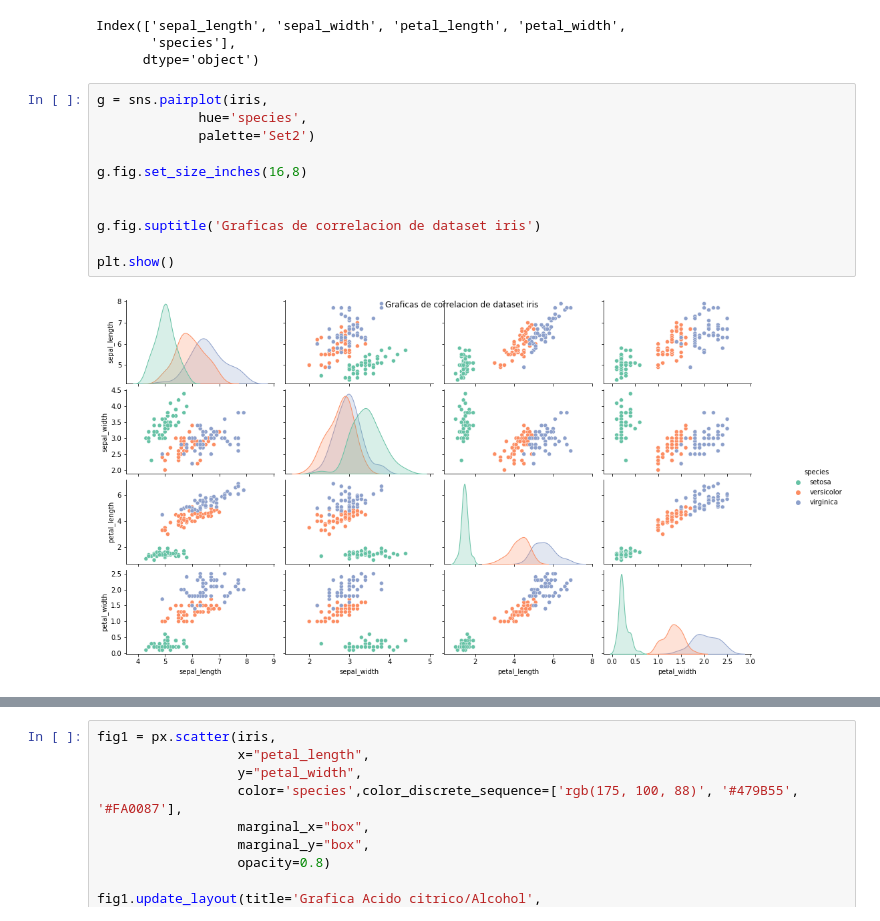
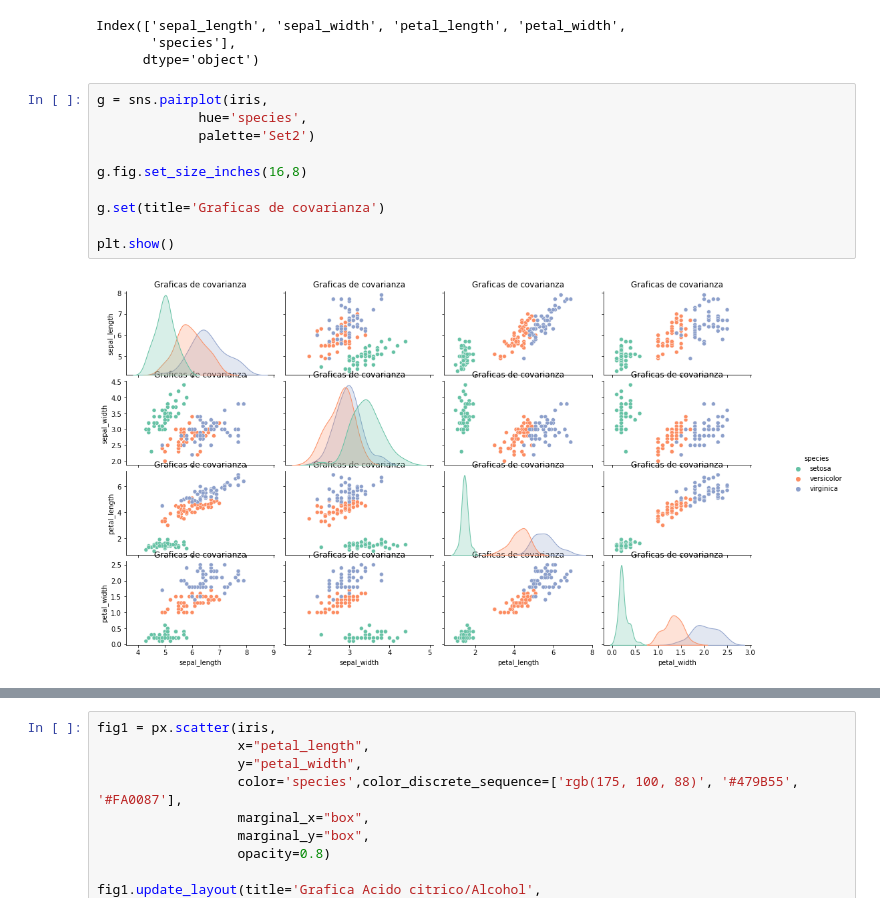
Before and after one commit to AAZG/Estadistica-descriptiva, a Jupyter notebook: [clase-22]PCA.ipynb, the cells around one changed output, grey strips where cells are left out. Drawn from its saved outputs; the diff is of its cells as text.

```diff
--- a/[clase-22]PCA.ipynb
+++ b/[clase-22]PCA.ipynb
@@ -38,16 +38,15 @@ Index(['sepal_length', 'sepal_width', 'petal_length', 'petal_width',
 # %%
 g = sns.pairplot(iris,
              hue='species',
              palette='Set2')
 
 g.fig.set_size_inches(16,8)
 
-
-g.fig.suptitle('Graficas de correlacion de dataset iris')
+g.set(title='Graficas de covarianza')
 
 plt.show()
 # %% [output]
-[figure, old version]
+[figure, new version]
 # %%
 g1 = sns.jointplot(x=iris['petal_length'],
                    y=iris['petal_width'],
```
Also changed, not shown: parts of 3 cells of this notebook, 7 other files.
